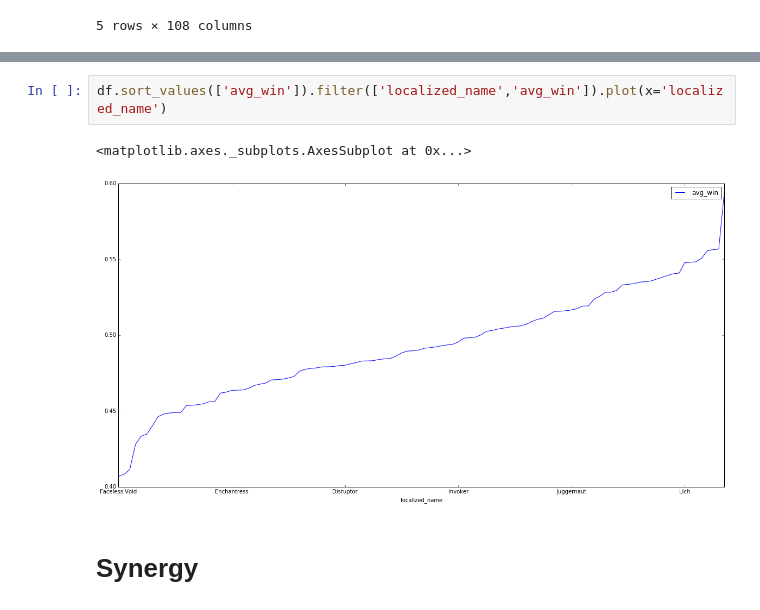
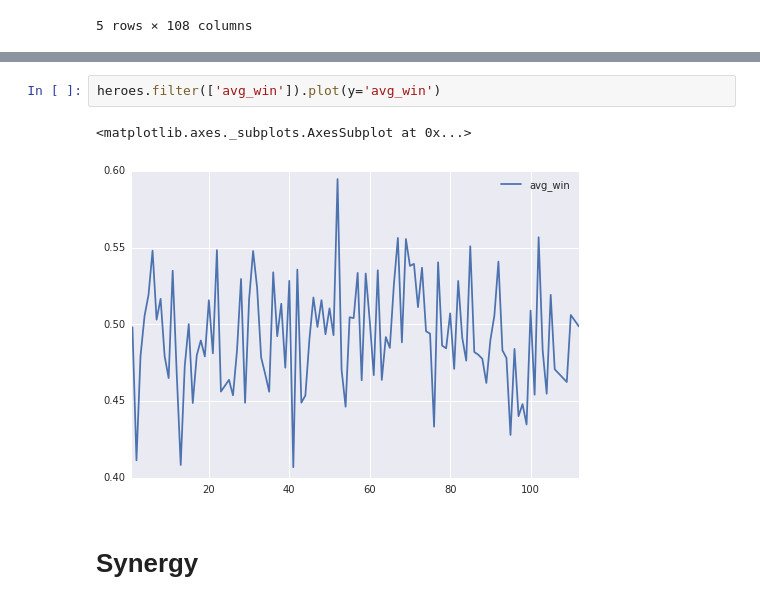
Before and after one commit to senior-sigan/coursera-vvedenie-mashinnoe-obuchenie, a Jupyter notebook: week7/heroes.ipynb, the cells around one changed output, grey strips where cells are left out. Cells and saved outputs as stored; diff of their text form.

```diff
--- a/week7/heroes.ipynb
+++ b/week7/heroes.ipynb
@@ -90,8 +87,8 @@ df.sort_values(['all']).filter(['localized_name','all', 'defeats', 'wins']).plot
-# %%
-df.sort_values(['avg_win']).filter(['localized_name','avg_win']).plot(x='localized_name')
-# %% [output]
-<matplotlib.axes._subplots.AxesSubplot at 0x...>
-[figure, removed]
+# %%
+heroes.filter(['avg_win']).plot(y='avg_win')
+# %% [output]
+<matplotlib.axes._subplots.AxesSubplot at 0x...>
+[figure, added]
 # %% [markdown]
 # Synergy
 # %%
```
Also changed, not shown: parts of 8 cells of this notebook, 7 other files.
